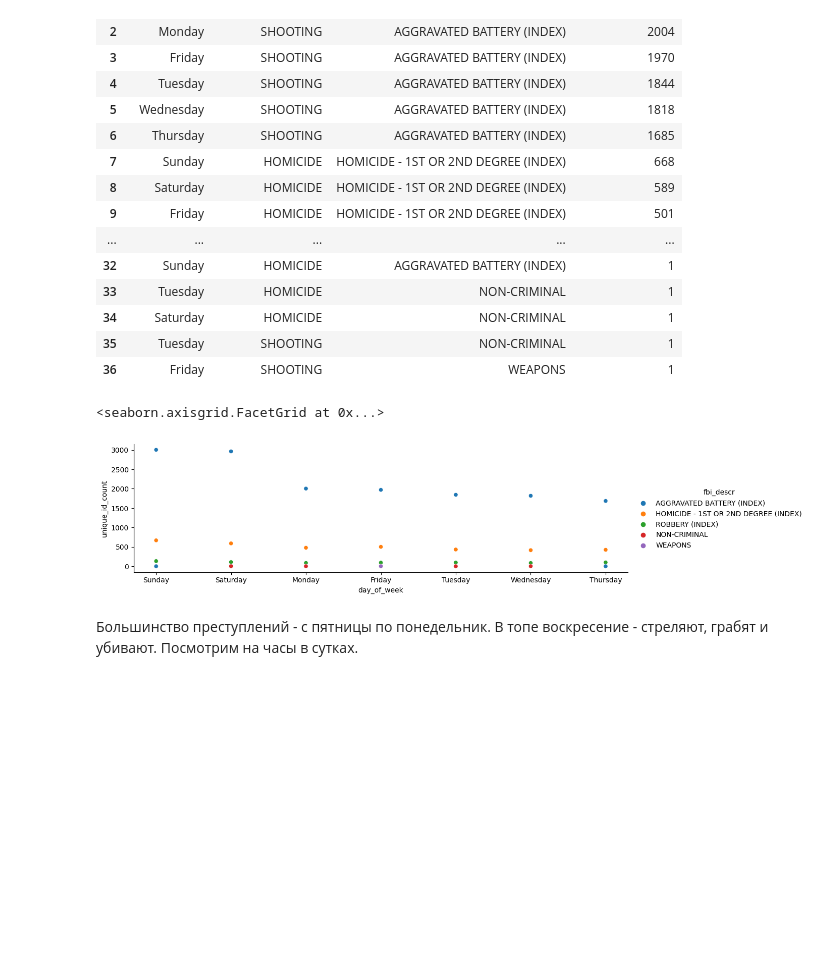
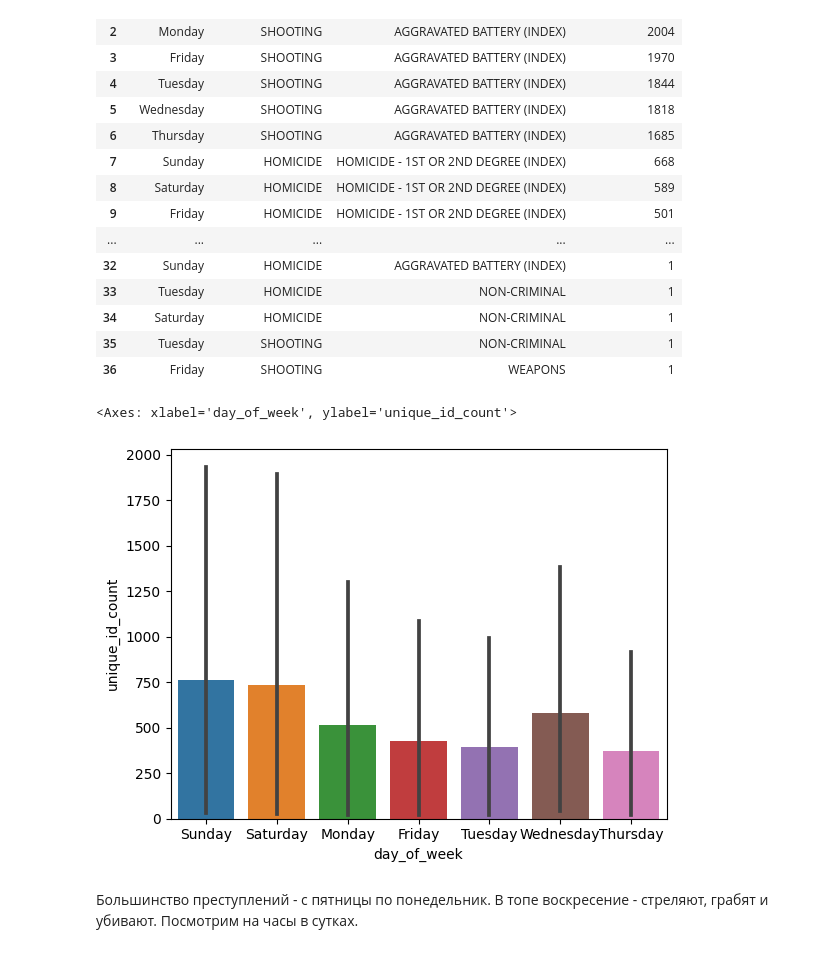
Before and after one commit to RomanD83/violence_reduction, a Jupyter notebook: vr.ipynb, the cells around one changed output. Cells and saved outputs as stored; diff of their text form; code cells hidden in the pictures; blank space fills up the shorter version.

```diff
--- a/vr.ipynb
+++ b/vr.ipynb
@@ -254,11 +263,11 @@ weeks
 | 34 | Saturday | HOMICIDE | NON-CRIMINAL | 1 |
 | 35 | Tuesday | SHOOTING | NON-CRIMINAL | 1 |
 | 36 | Friday | SHOOTING | WEAPONS | 1 |
-# %%
-sns.relplot(data=weeks, x="day_of_week", y="unique_id_count", hue="fbi_descr", height=3.27, aspect=17.7/5.27)
-# %% [output]
-<seaborn.axisgrid.FacetGrid at 0x...>
-[figure, removed]
+# %%
+sns.barplot(x=weeks['day_of_week'], y=weeks['unique_id_count'])
+# %% [output]
+<Axes: xlabel='day_of_week', ylabel='unique_id_count'>
+[figure, added]
 # %% [markdown]
 Большинство преступлений - с пятницы по понедельник. В топе воскресение - стреляют, грабят и убивают. Посмотрим на часы в сутках.
 # %%
```
Also changed, not shown: parts of 13 cells of this notebook.
